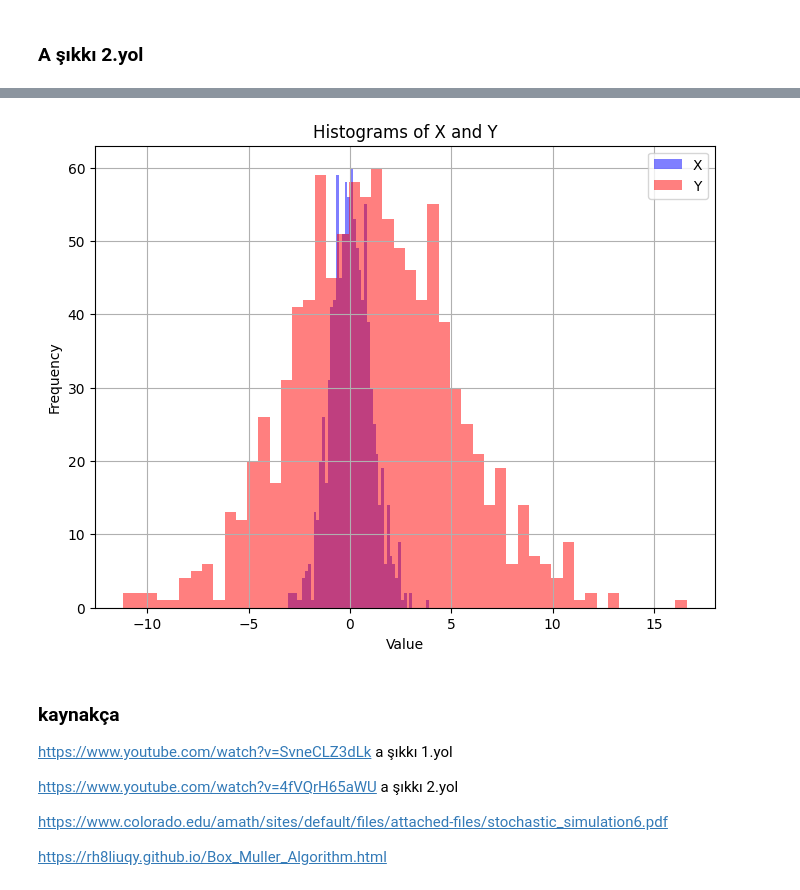
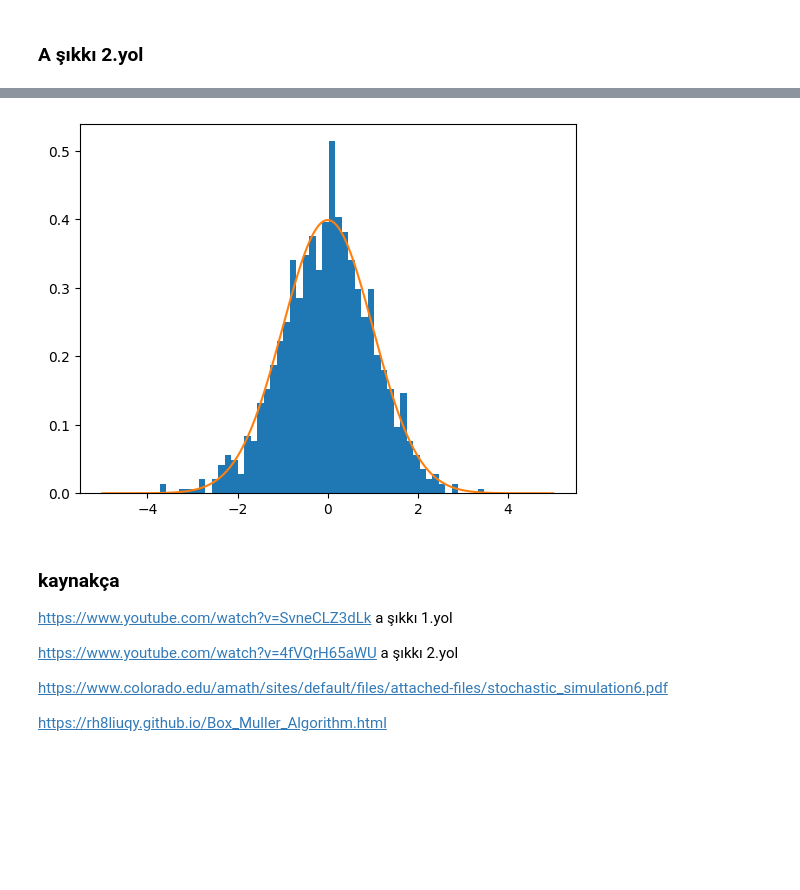
Before and after one commit to SirmaXX/simulasyonodevleri, a Jupyter notebook: simulasyon_odevi4.ipynb, the cells around one changed output, grey strips where cells are left out. Cells and saved outputs as stored; diff of their text form; code cells hidden in the pictures; blank space fills up the shorter version.

```diff
--- a/simulasyon_odevi4.ipynb
+++ b/simulasyon_odevi4.ipynb
@@ -125,39 +121,11 @@ plt.hist(X,bins=100)
-# %%
-
-import numpy as np
-import matplotlib.pyplot as plt
-
-# Parameters
-mu = 1
-sigma = 4
-N = 1000  # Number of samples
-
-# Generate random samples for X
-X = np.random.randn(N)
-
-# Calculate Y
-Y = mu + X * sigma
-
-# Plot histograms
-plt.figure(figsize=(8, 6))
-
-# Histogram for X
-plt.hist(X, bins=50, color='blue', alpha=0.5, label='X')
-
-# Histogram for Y
-plt.hist(Y, bins=50, color='red', alpha=0.5, label='Y')
-
-# Add labels and title
-plt.xlabel('Value')
-plt.ylabel('Frequency')
-plt.title('Histograms of X and Y')
-plt.legend()
-
-# Show plot
-plt.grid(True)
-plt.show()
-# %% [output]
-[figure, removed]
+# %%
+plt.figure()
+plt.hist(X, bins=50, density=True)
+xx = np.linspace(-5, 5, 1000)
+plt.plot(xx, normaldist(xx, 0, 1))
+plt.show()
+# %% [output]
+[figure, added]
 # %% [markdown]
 ### kaynakça
 
```
Also changed, not shown: parts of 9 cells of this notebook.
